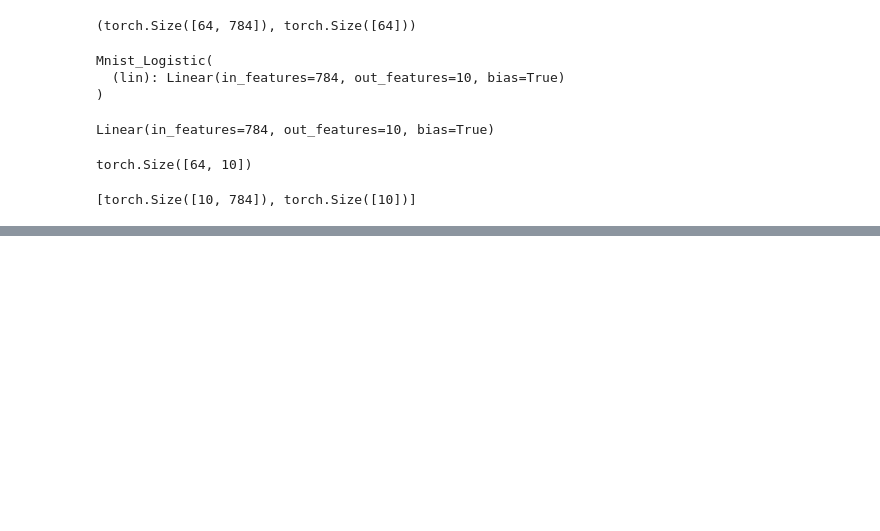
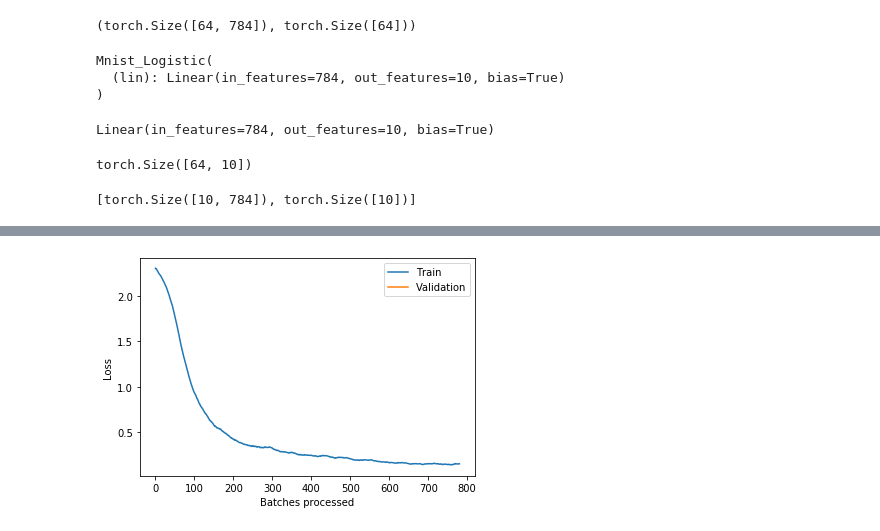
Before and after one commit to sunilhucharaddi/fastai-v3, a Jupyter notebook: lesson5_sgd_mnist.ipynb, the cells around one changed output, grey strips where cells are left out. Cells and saved outputs as stored; diff of their text form; code cells hidden in the pictures; blank space fills up the shorter version.

```diff
--- a/lesson5_sgd_mnist.ipynb
+++ b/lesson5_sgd_mnist.ipynb
@@ -187,0 +201,4 @@ TypeError: ignored
+# %%
+learn.recorder.plot_losses()
+# %% [output]
+[figure, added]
```
Also changed, not shown: parts of 8 cells of this notebook.
